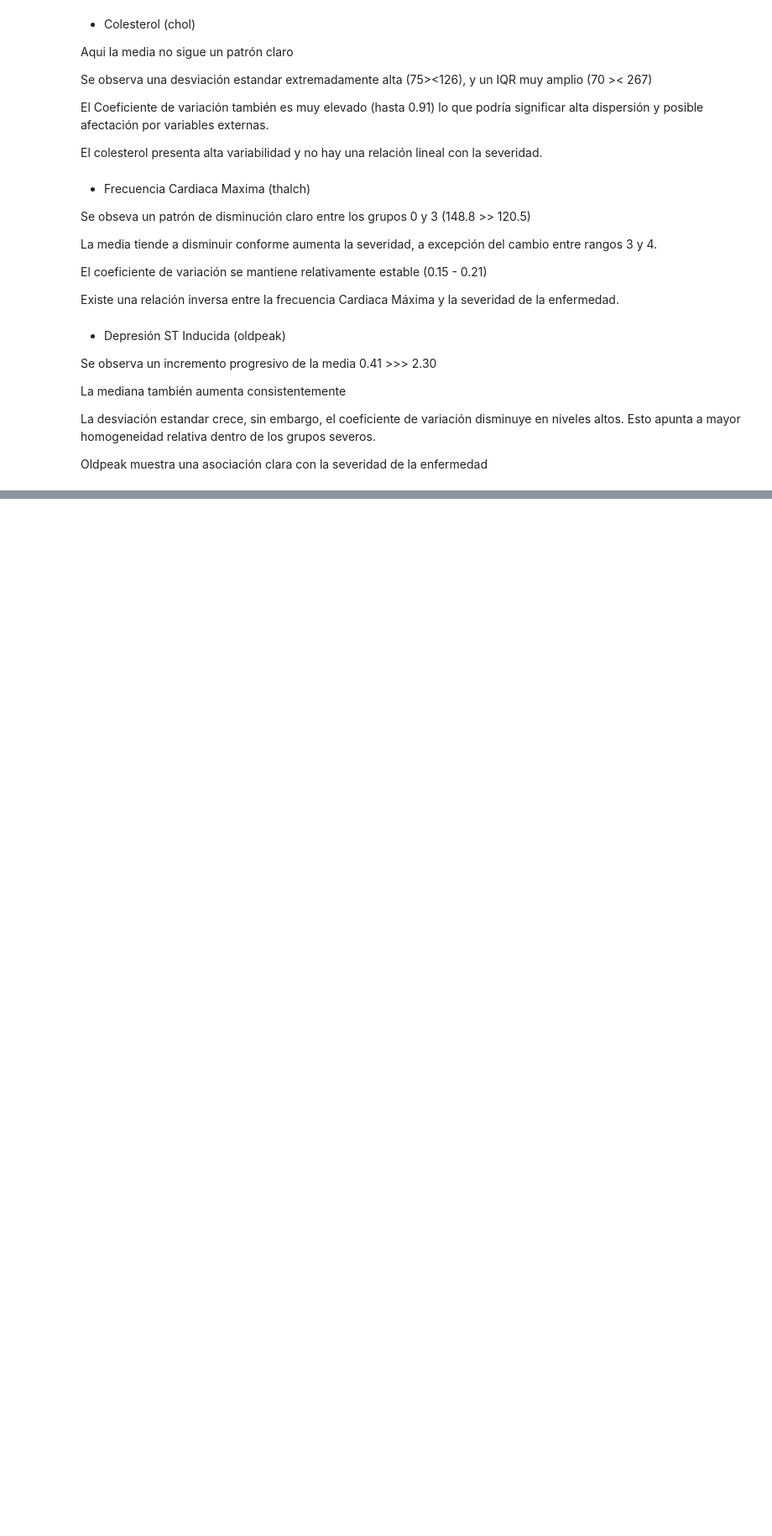
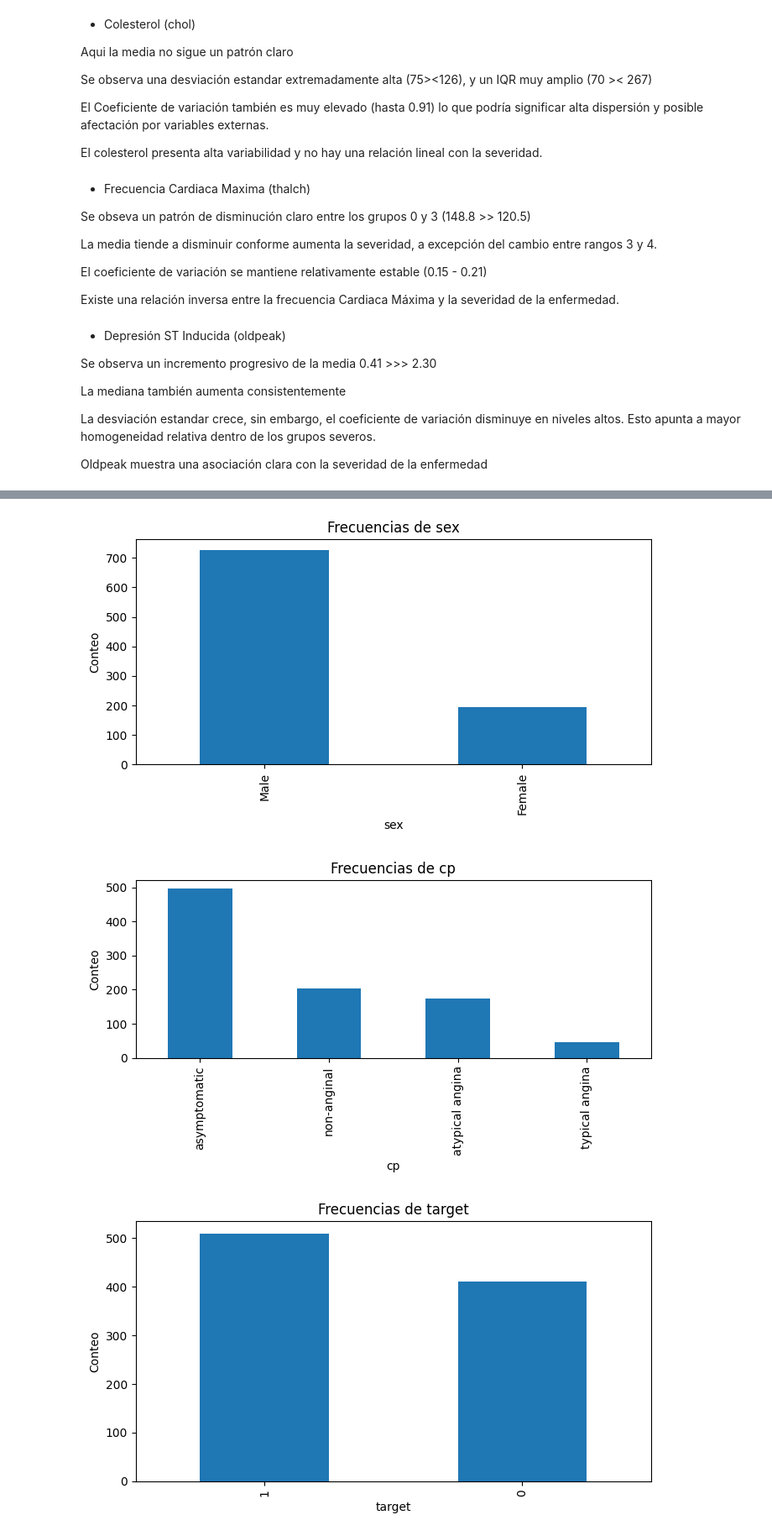
Before and after one commit to Jagaba2507/Estadistica-DS--1, a Jupyter notebook: TL1 Estadistica DS.ipynb, the cells around one changed output, grey strips where cells are left out. Shown at 84% size. Drawn from its saved outputs; the diff is of its cells as text; code cells hidden in the pictures; blank space fills up the shorter version.

```diff
--- a/TL1 Estadistica DS.ipynb
+++ b/TL1 Estadistica DS.ipynb
@@ -261,0 +444,13 @@ Oldpeak muestra una asociación clara con la severidad de la enfermedad
+# %%
+#Diagramas de caja
+for c in ["sex", "cp", "target"]:
+    plt.figure(figsize=(7,4))
+    data[c].value_counts(dropna=False).plot(kind="bar")
+    plt.title(f"Frecuencias de {c}")
+    plt.xlabel(c)
+    plt.ylabel("Conteo")
+    plt.tight_layout()
+# %% [output]
+[figure, added]
+[figure, added]
+[figure, added]
```
Also changed, not shown: parts of 21 cells of this notebook.
